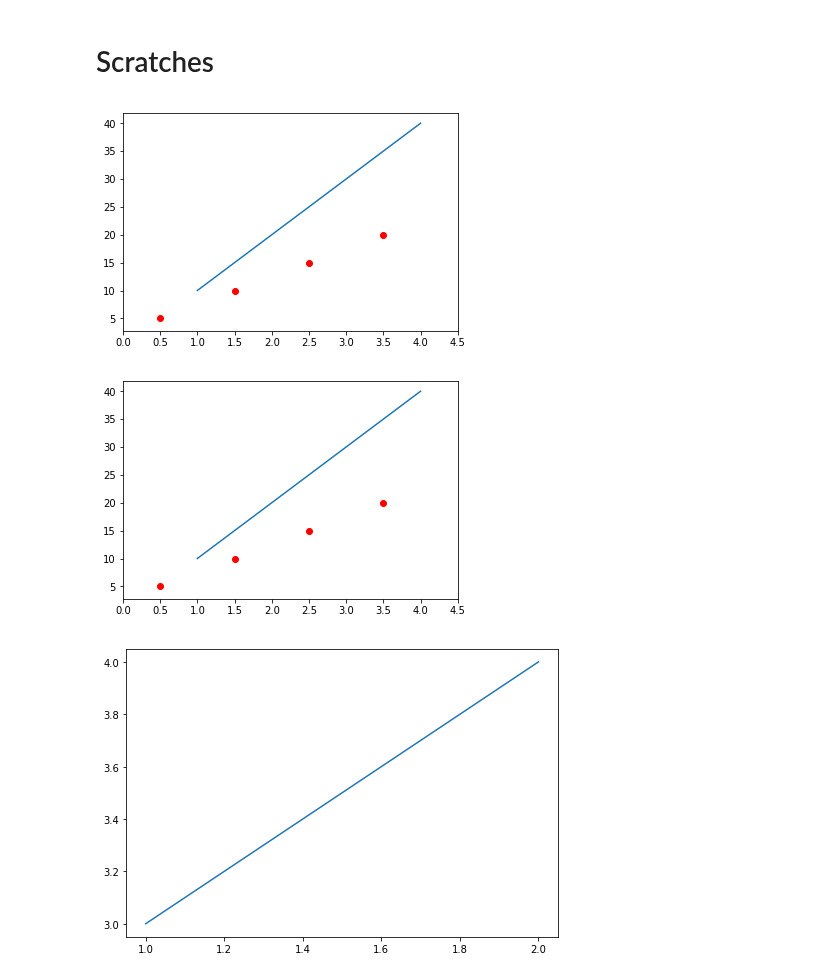
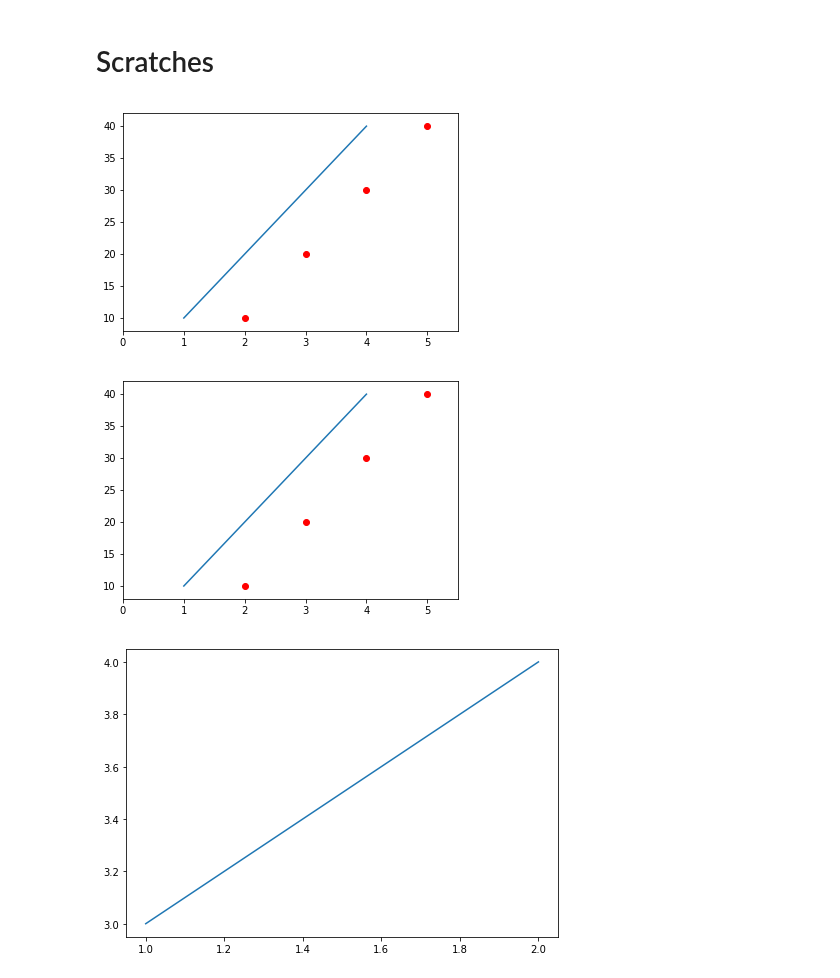
Before and after one commit to teimurjan/python-data-visualization-presentation, a Jupyter notebook: index.ipynb, the cells around one changed output. Cells and saved outputs as stored; diff of their text form; code cells hidden in the pictures.

```diff
--- a/index.ipynb
+++ b/index.ipynb
@@ -51,22 +51,26 @@ df.head(10)
 # %% [markdown]
 # Scratches
 # %%
+x1, y1 = [1, 2, 3, 4], [10, 20, 30, 40]
+x2, y2 = [2, 3, 4, 5], [10, 20, 30, 40]
+
 # Using matplotlib instances
 fig = plt.figure()
 ax = fig.add_subplot(111)
 ax.plot(x1, y1)
 ax.scatter(x2, y2, color='red')
-ax.set_xlim(0, 4.5)
+ax.set_xlim(0, 5.5)
 plt.show()
 
 # Using matplotlib.pyplot functions
 plt.plot(x1, y1)
 plt.scatter(x2, y2, color='red')
-plt.xlim(0, 4.5)
+plt.xlim(0, 5.5)
+plt.savefig('1_graph.png', dpi=500)
 plt.show()
 # %% [output]
-[figure, old version]
+[figure, new version]
-[figure, old version]
+[figure, new version]
 # %%
 INITIAL_X, INITIAL_Y = 0, 0
 WIDTH, HEIGHT = 1, 1
```
Also changed, not shown: parts of 8 cells of this notebook, 21 other files.
